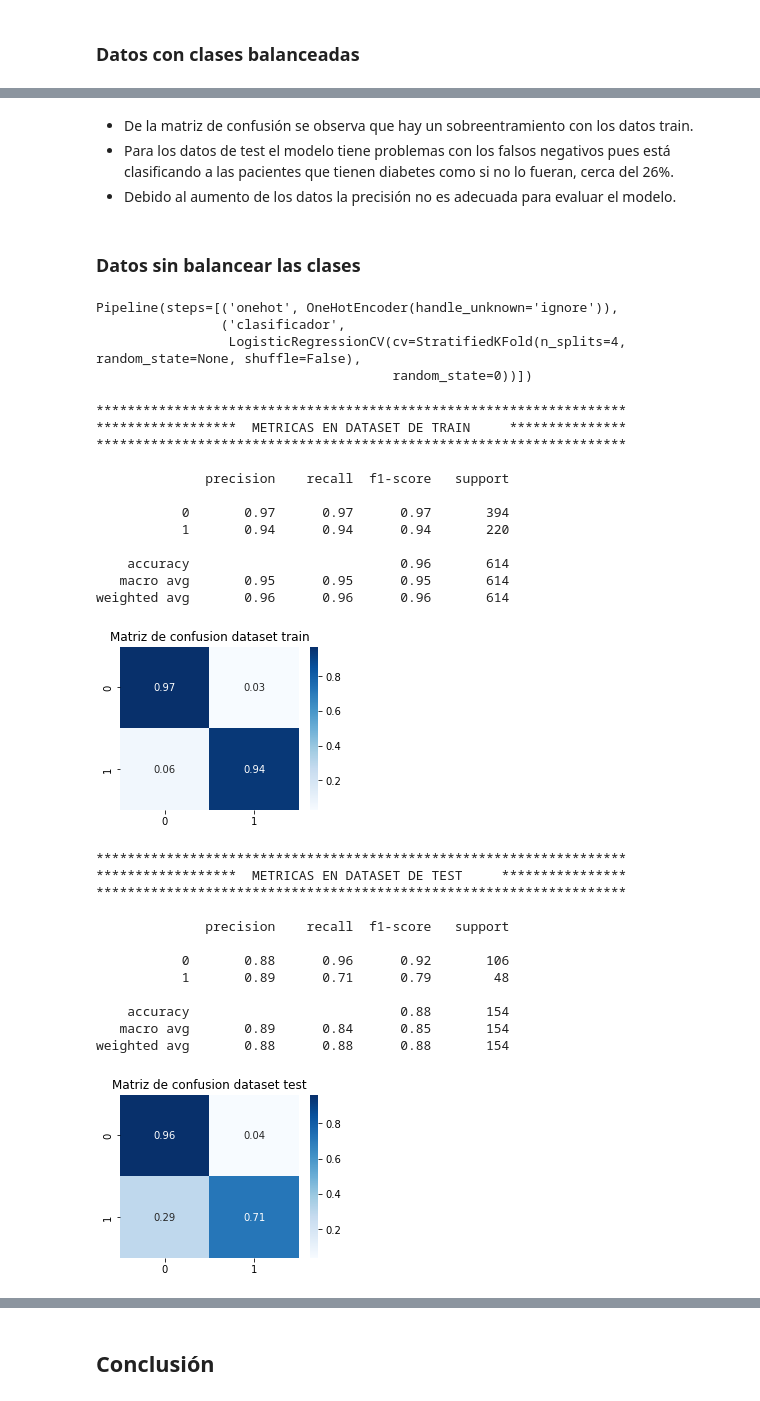
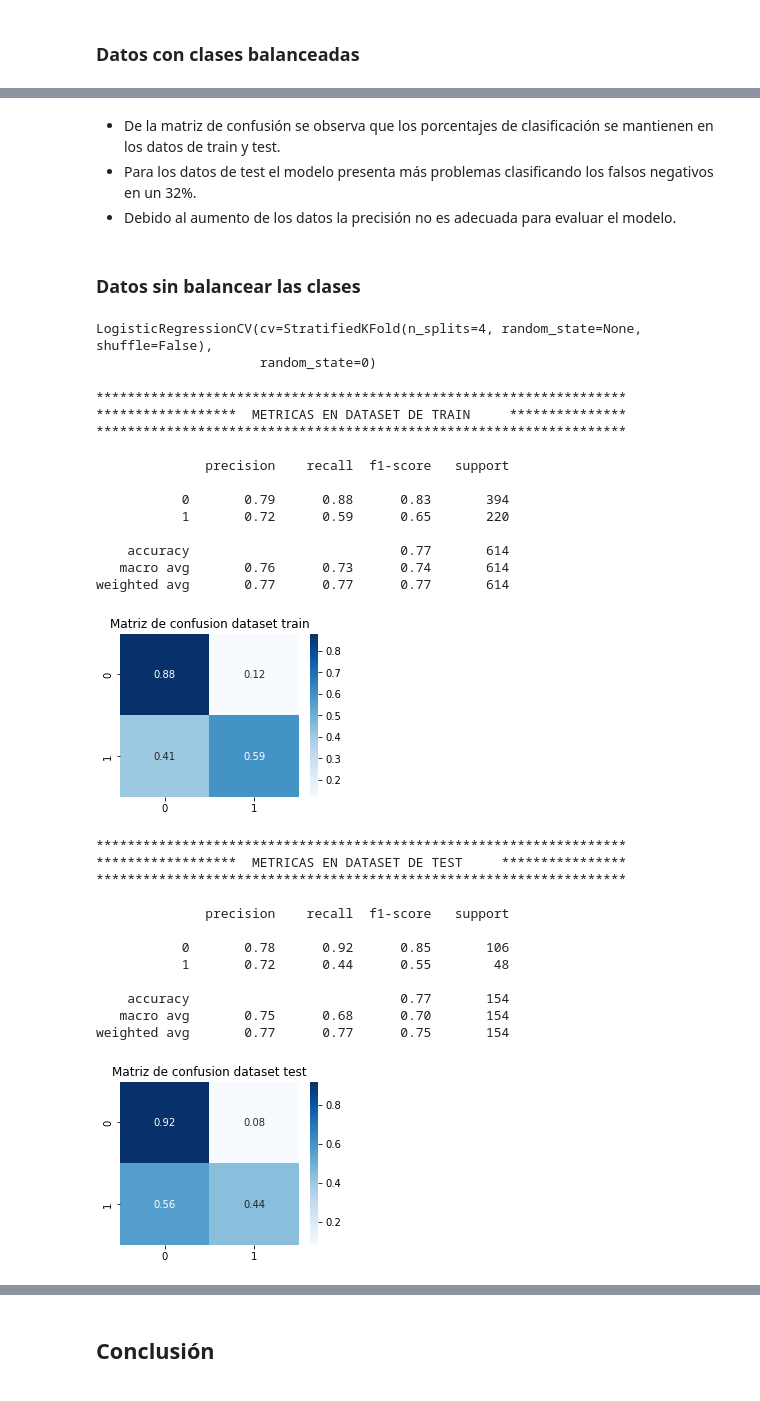
Before and after one commit to brincon/Pima-Indians-Diabetes-Database, a Jupyter notebook: DiabetesDatabase/dataDiabetes.ipynb, the cells around one changed output, grey strips where cells are left out. Drawn from its saved outputs; the diff is of its cells as text; code cells hidden in the pictures.

Commit message:
se corrige el modelo

```diff
--- a/DiabetesDatabase/dataDiabetes.ipynb
+++ b/DiabetesDatabase/dataDiabetes.ipynb
@@ -366,13 +360,7 @@ from sklearn.model_selection import StratifiedKFold
 
 skf = StratifiedKFold(n_splits=4)
 
-pipeline1 = Pipeline(
-        steps=[
-            ("onehot", OneHotEncoder(handle_unknown='ignore')),
-            ("clasificador", LogisticRegressionCV(Cs=10, cv=skf, random_state=0)
-            ),
-        ],
-    )
+model1 = LogisticRegressionCV(Cs=10, cv=skf, random_state=0)
 # %%
 def get_metrics(clf, X_train, y_train, X_test, y_test):
     """Esta función calcula metricas y graficas para
@@ -448,45 +435,43 @@ weighted avg       0.78      0.78      0.78       200
 # %% [markdown]
-- De la matriz de confusión se observa que hay un sobreentramiento con los datos train.
-- Para los datos de test el modelo tiene problemas con los falsos negativos pues está clasificando a las pacientes que tienen diabetes como si no lo fueran, cerca del 26%.
+- De la matriz de confusión se observa que los porcentajes de clasificación se mantienen en los datos de train y test.
+- Para los datos de test el modelo presenta más problemas clasificando los falsos negativos en un 32%.
 - Debido al aumento de los datos la precisión no es adecuada para evaluar el modelo.
 # %% [markdown]
 ### Datos sin balancear las clases
 # %%
 # Entrene el pipeline con los datos de entrenamiento.
 # Datos desbalanceados
-pipeline1.fit(X_train1, y_train1)
+model1.fit(X_train1, y_train1)
 # %% [output]
-Pipeline(steps=[('onehot', OneHotEncoder(handle_unknown='ignore')),
-                ('clasificador',
-                 LogisticRegressionCV(cv=StratifiedKFold(n_splits=4, random_state=None, shuffle=False),
-                                      random_state=0))])
+LogisticRegressionCV(cv=StratifiedKFold(n_splits=4, random_state=None, shuffle=False),
+                     random_state=0)
 # %%
-metricas_datos_desbalanceados = get_metrics(pipeline, X_train1, y_train1, X_test1, y_test1)
+metricas_datos_desbalanceados = get_metrics(model1, X_train1, y_train1, X_test1, y_test1)
 # %% [output]
 ********************************************************************
 ******************  METRICAS EN DATASET DE TRAIN     ***************
 ********************************************************************
 
               precision    recall  f1-score   support
 
-           0       0.97      0.97      0.97       394
-           1       0.94      0.94      0.94       220
+           0       0.79      0.88      0.83       394
+           1       0.72      0.59      0.65       220
 
-    accuracy                           0.96       614
-   macro avg       0.95      0.95      0.95       614
-weighted avg       0.96      0.96      0.96       614
+    accuracy                           0.77       614
+   macro avg       0.76      0.73      0.74       614
+weighted avg       0.77      0.77      0.77       614
-[figure, old version]
+[figure, new version]
 ********************************************************************
 ******************  METRICAS EN DATASET DE TEST     ****************
 ********************************************************************
 
               precision    recall  f1-score   support
 
-           0       0.88      0.96      0.92       106
-           1       0.89      0.71      0.79        48
+           0       0.78      0.92      0.85       106
+           1       0.72      0.44      0.55        48
 
-    accuracy                           0.88       154
-   macro avg       0.89      0.84      0.85       154
-weighted avg       0.88      0.88      0.88       154
+    accuracy                           0.77       154
+   macro avg       0.75      0.68      0.70       154
+weighted avg       0.77      0.77      0.75       154
-[figure, old version]
+[figure, new version]
 # %% [markdown]
```
Also changed, not shown: parts of 5 cells of this notebook.
